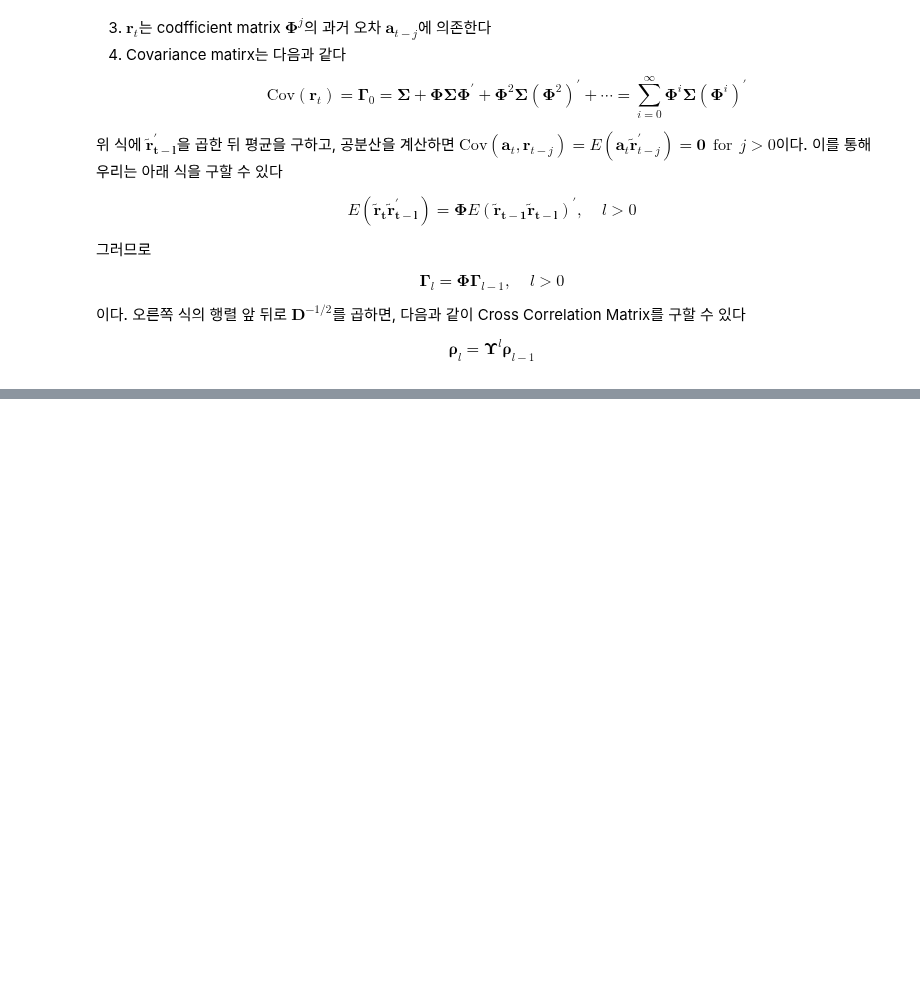
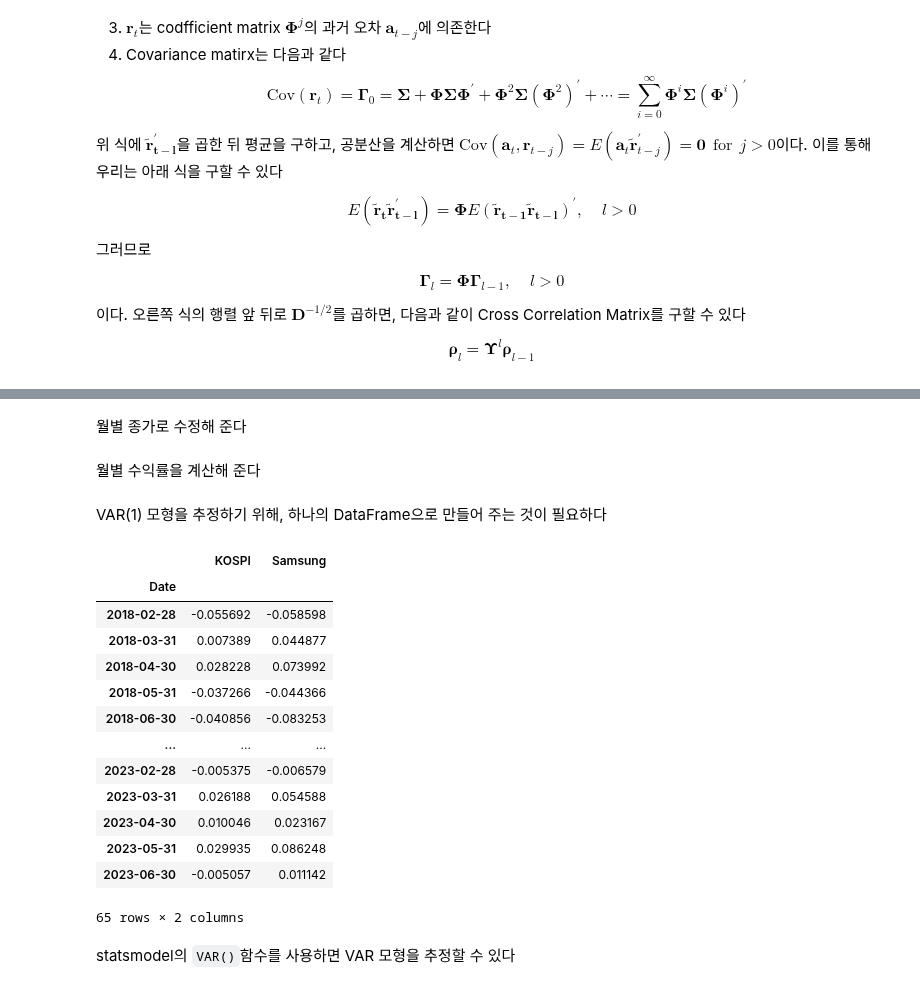
Before and after one commit to Tommylee1013/QUANTIFI, a Jupyter notebook: Week 06/Multivariate Time Series.ipynb, the cells around one changed output, grey strips where cells are left out. Drawn from its saved outputs; the diff is of its cells as text; code cells hidden in the pictures; blank space fills up the shorter version.

```diff
--- a/Week 06/Multivariate Time Series.ipynb
+++ b/Week 06/Multivariate Time Series.ipynb
@@ -210,0 +230,41 @@ $$\mathbf{\rho}_l = \mathbf{\Upsilon}^l\mathbf{\rho}_{l-1}$$
+# %%
+import FinanceDataReader as fdr
+
+start_date = datetime.datetime(2018, 1, 1)
+end_date = datetime.datetime(2023, 7, 1)
+
+samsung = pdr.DataReader("005930", "naver", start_date, end_date).astype(int)
+kospi = fdr.DataReader('KS11',  start_date, end_date).astype(int)
+# %% [markdown]
+월별 종가로 수정해 준다
+# %%
+samsung_mon = samsung.resample('M').last()
+kospi_mon = kospi.resample('M').last()
+# %% [markdown]
+월별 수익률을 계산해 준다
+# %%
+kospi_mon_ret = (np.log(kospi_mon.Close) - np.log(kospi_mon.Close.shift(1))).dropna()
+samsung_mon_ret = (np.log(samsung_mon.Close) - np.log(samsung_mon.Close.shift(1))).dropna()
+# %% [markdown]
+VAR(1) 모형을 추정하기 위해, 하나의 DataFrame으로 만들어 주는 것이 필요하다
+# %%
+matrix_mon = pd.concat([kospi_mon_ret,samsung_mon_ret], axis = 1)
+matrix_mon.columns = ['KOSPI','Samsung']
+matrix_mon
+# %% [output]
+|  | KOSPI | Samsung |
+| Date |  |  |
+| 2018-02-28 | -0.055692 | -0.058598 |
+| 2018-03-31 | 0.007389 | 0.044877 |
+| 2018-04-30 | 0.028228 | 0.073992 |
+| 2018-05-31 | -0.037266 | -0.044366 |
+| 2018-06-30 | -0.040856 | -0.083253 |
+| ... | ... | ... |
+| 2023-02-28 | -0.005375 | -0.006579 |
+| 2023-03-31 | 0.026188 | 0.054588 |
+| 2023-04-30 | 0.010046 | 0.023167 |
+| 2023-05-31 | 0.029935 | 0.086248 |
+| 2023-06-30 | -0.005057 | 0.011142 |
+65 rows × 2 columns
+# %% [markdown]
+statsmodel의 `VAR()`함수를 사용하면 VAR 모형을 추정할 수 있다
```
Also changed, not shown: parts of 11 cells of this notebook.
